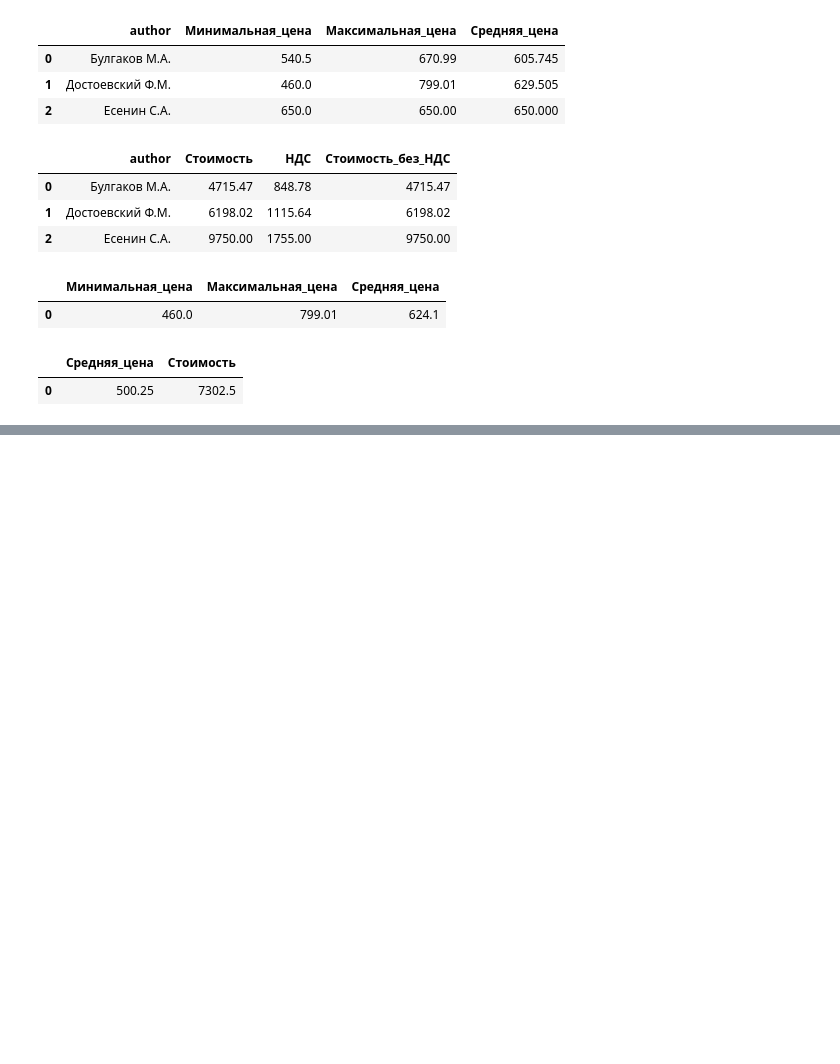
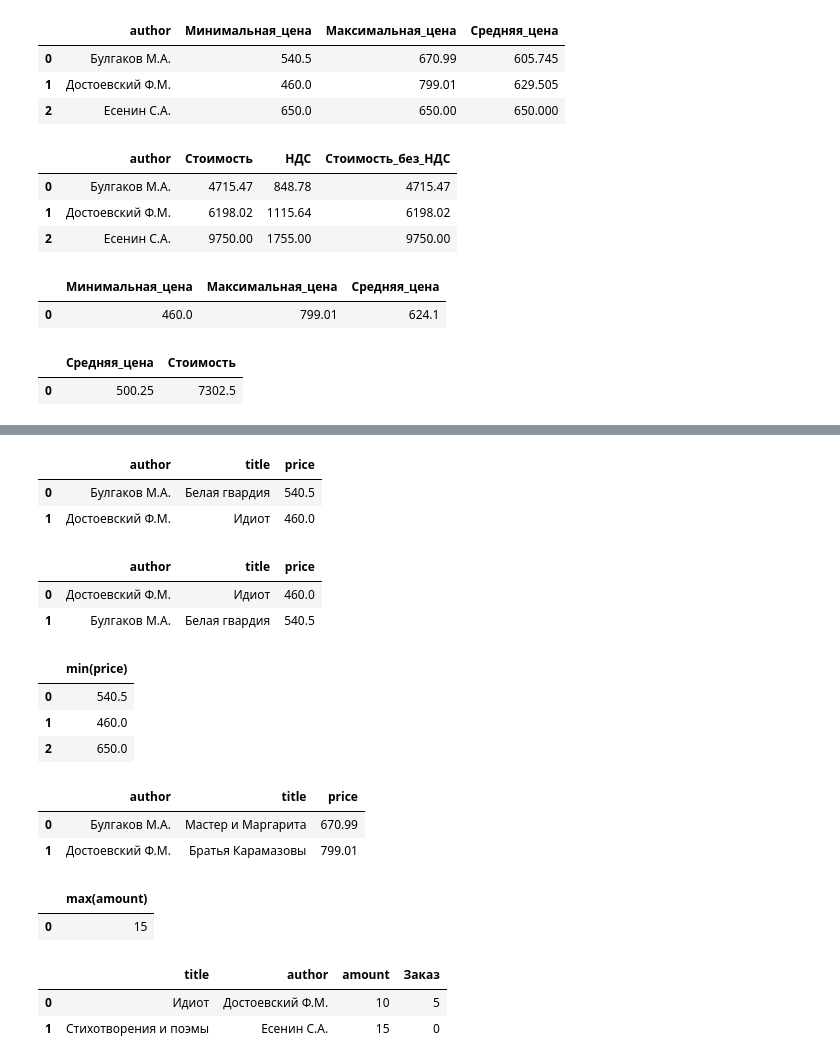
Before and after one commit to alermar69/glebmikha, a Jupyter notebook: stepik.ipynb, the cells around one changed output, grey strips where cells are left out. Cells and saved outputs as stored; diff of their text form; code cells hidden in the pictures; blank space fills up the shorter version.

```diff
--- a/stepik.ipynb
+++ b/stepik.ipynb
@@ -173,0 +198,20 @@ select(sql)
+# %%
+sql =f'''select author,title, price
+ from book
+ where price <= ({s1})
+order by price desc '''
+select(sql)
+# %% [output]
+|  | author | title | price |
+| 0 | Булгаков М.А. | Белая гвардия | 540.5 |
+| 1 | Достоевский Ф.М. | Идиот | 460.0 |
+# %%
+sql =f'''select author,title, price
+ from book
+ where (price - (select min(price) from book)) < 150
+order by price asc '''
+select(sql)
+# %% [output]
+|  | author | title | price |
+| 0 | Достоевский Ф.М. | Идиот | 460.0 |
+| 1 | Булгаков М.А. | Белая гвардия | 540.5 |
@@ -174,3 +224,38 @@ select(sql)
+# %%
+s1='''select min(price)  from book group by author'''
+select(s1)
+# %% [output]
+|  | min(price) |
+| 0 | 540.5 |
+| 1 | 460.0 |
+| 2 | 650.0 |
+# %%
+sql =f'''select author,title, price
+ from book
+ where price not in ({s1})
+'''
+select(sql)
+# %% [output]
+|  | author | title | price |
+| 0 | Булгаков М.А. | Мастер и Маргарита | 670.99 |
+| 1 | Достоевский Ф.М. | Братья Карамазовы | 799.01 |
+# %%
+s1='''select max(amount)  from book'''
+select(s1)
+# %% [output]
+|  | max(amount) |
+| 0 | 15 |
+# %%
+sql =f'''select title, author, amount,
+({s1}) - amount as Заказ
+ from book
+ where Заказ < 10
+'''
+select(sql)
+# %% [output]
+|  | title | author | amount | Заказ |
+| 0 | Идиот | Достоевский Ф.М. | 10 | 5 |
+| 1 | Стихотворения и поэмы | Есенин С.А. | 15 | 0 |
 # %%
 sql ='''select t.* from book t'''
 select(sql)
```
Also changed, not shown: parts of 21 cells of this notebook, 2 other files.
